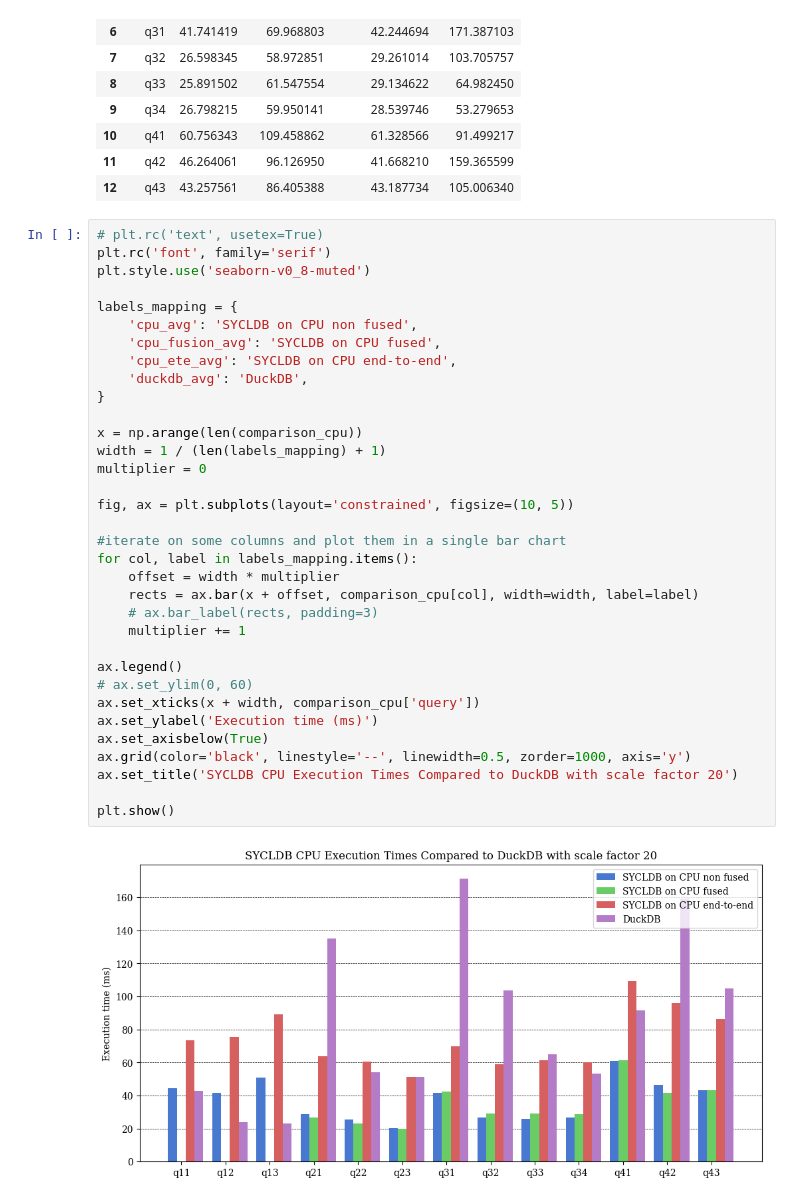
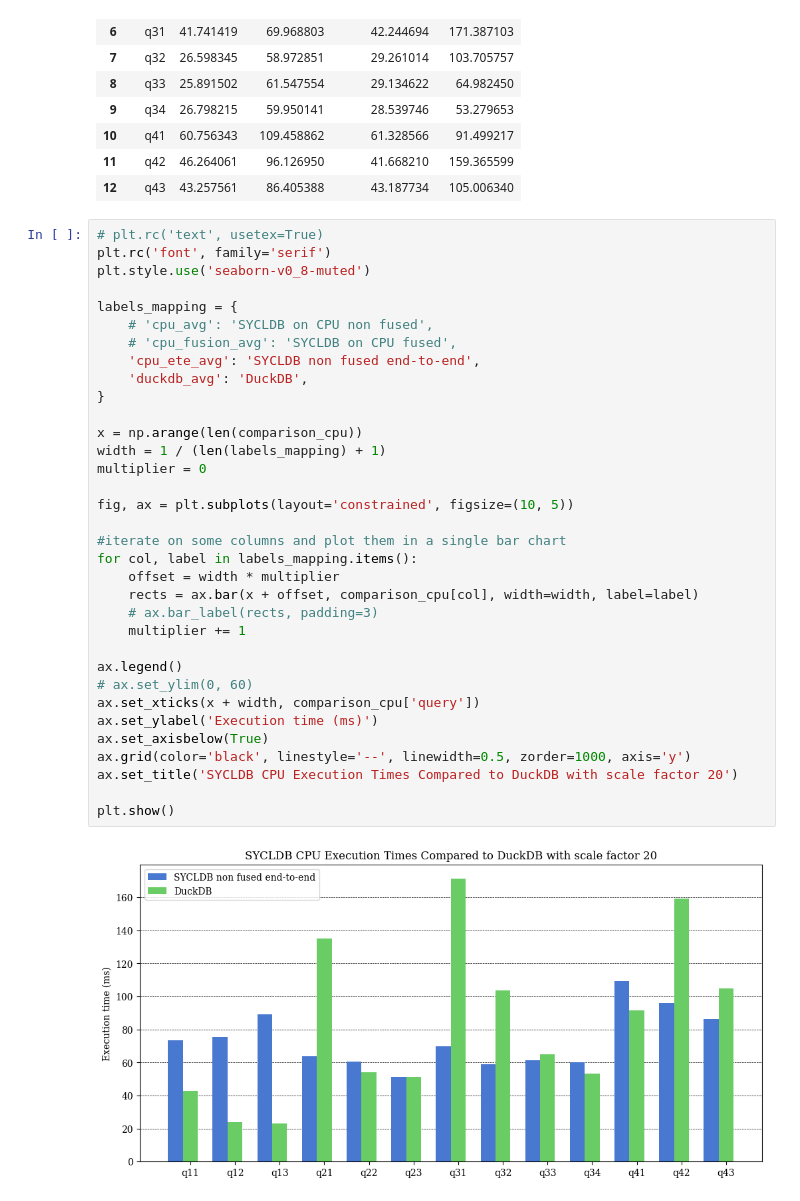
Before and after one commit to Maestro-Zacht/sycldb-calcite-executor, a Jupyter notebook: performances/perf.ipynb, the cells around one changed output. Drawn from its saved outputs; the diff is of its cells as text.

```diff
--- a/performances/perf.ipynb
+++ b/performances/perf.ipynb
@@ -406,34 +406,34 @@ comparison_cpu
 plt.rc('font', family='serif')
 plt.style.use('seaborn-v0_8-muted')
 
 labels_mapping = {
-    'cpu_avg': 'SYCLDB on CPU non fused',
-    'cpu_fusion_avg': 'SYCLDB on CPU fused',
-    'cpu_ete_avg': 'SYCLDB on CPU end-to-end',
+    # 'cpu_avg': 'SYCLDB on CPU non fused',
+    # 'cpu_fusion_avg': 'SYCLDB on CPU fused',
+    'cpu_ete_avg': 'SYCLDB non fused end-to-end',
     'duckdb_avg': 'DuckDB',
 }
 
 x = np.arange(len(comparison_cpu))
 width = 1 / (len(labels_mapping) + 1)
 multiplier = 0
 
 fig, ax = plt.subplots(layout='constrained', figsize=(10, 5))
 
 #iterate on some columns and plot them in a single bar chart
 for col, label in labels_mapping.items():
     offset = width * multiplier
     rects = ax.bar(x + offset, comparison_cpu[col], width=width, label=label)
     # ax.bar_label(rects, padding=3)
     multiplier += 1
 
 ax.legend()
 # ax.set_ylim(0, 60)
 ax.set_xticks(x + width, comparison_cpu['query'])
 ax.set_ylabel('Execution time (ms)')
 ax.set_axisbelow(True)
 ax.grid(color='black', linestyle='--', linewidth=0.5, zorder=1000, axis='y')
 ax.set_title('SYCLDB CPU Execution Times Compared to DuckDB with scale factor 20')
 
 plt.show()
 # %% [output]
-[figure, old version]
+[figure, new version]
```
